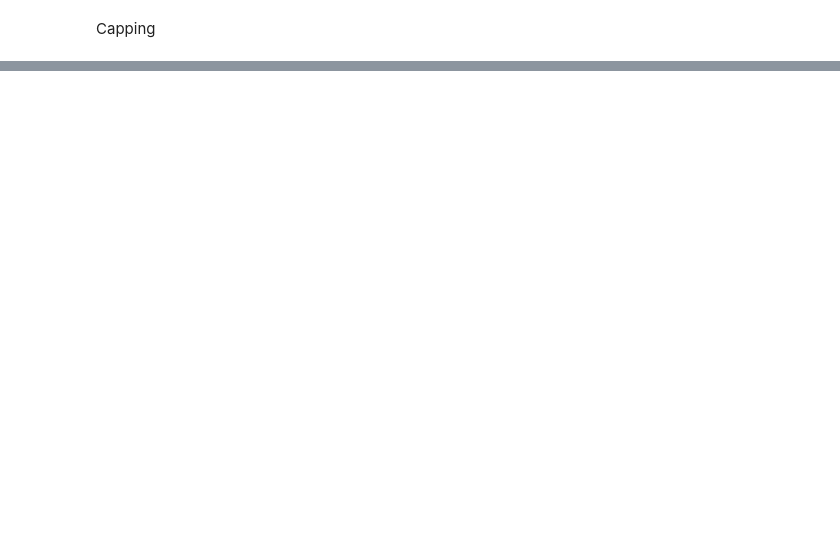
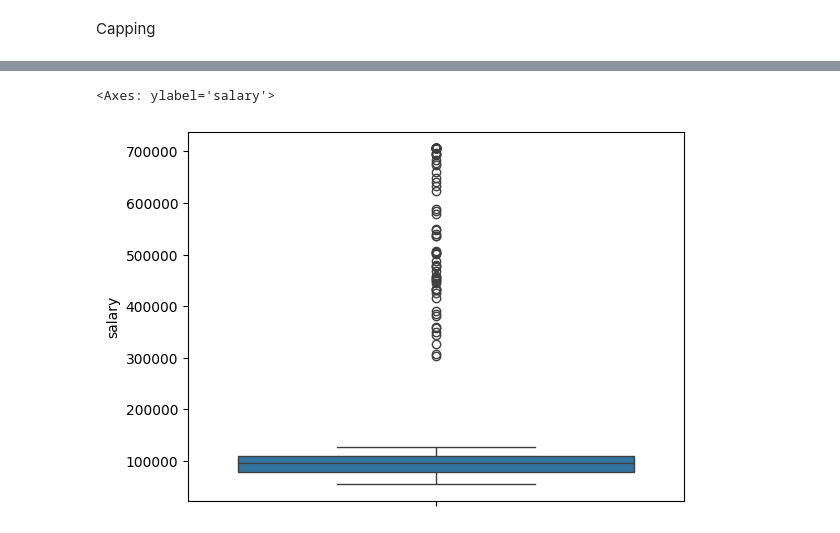
Before and after one commit to WasayRabbani/Machine-Learning-Tutorial, a Jupyter notebook: Lect_30_Outliers_using_Z-Score/Z-score.ipynb, the cells around one changed output, grey strips where cells are left out. Saved outputs shown, nothing was run; the diff lists cells and outputs as text; code cells hidden in the pictures; blank space fills up the shorter version.

```diff
--- a/Lect_30_Outliers_using_Z-Score/Z-score.ipynb
+++ b/Lect_30_Outliers_using_Z-Score/Z-score.ipynb
@@ -28,2 +76,7 @@ df.head()
 # %% [markdown]
 Finding Upper & Lower Limit
+# %%
+UL=df['salary'].mean()+3*df['salary'].std()
+
+LL=df['salary'].mean()-3*df['salary'].std()
+print(LL)
@@ -30,2 +85,7 @@ Finding Upper & Lower Limit
 # %% [markdown]
 Checking For outliers
+# %%
+mean_salary=df['salary'].mean()
+std_salary=df['salary'].std()
+# %%
+df['Z_Score_salary']=(df['salary']-mean_salary)/std_salary
@@ -34,2 +131,5 @@ Trimming
 # %% [markdown]
 Capping
+# %%
+capped=df.copy()
+capped['salary']=capped['salary'].clip(upper=UL,lower=LL)
@@ -35,0 +171,5 @@ Capping
+# %%
+sns.boxplot(capped['salary'])
+# %% [output]
+<Axes: ylabel='salary'>
+[figure, added]
```
Also changed, not shown: parts of 15 cells of this notebook, 7 other files.
